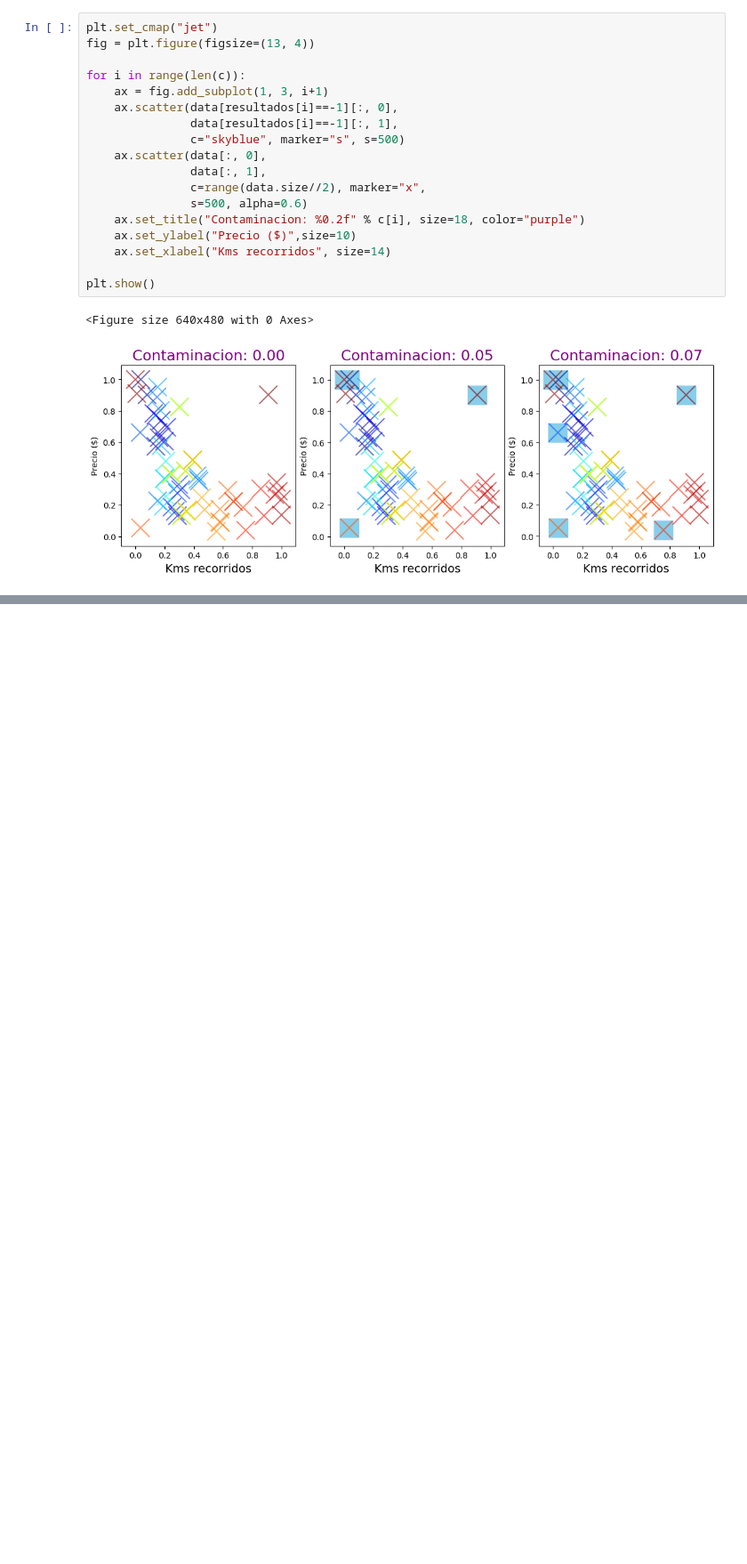
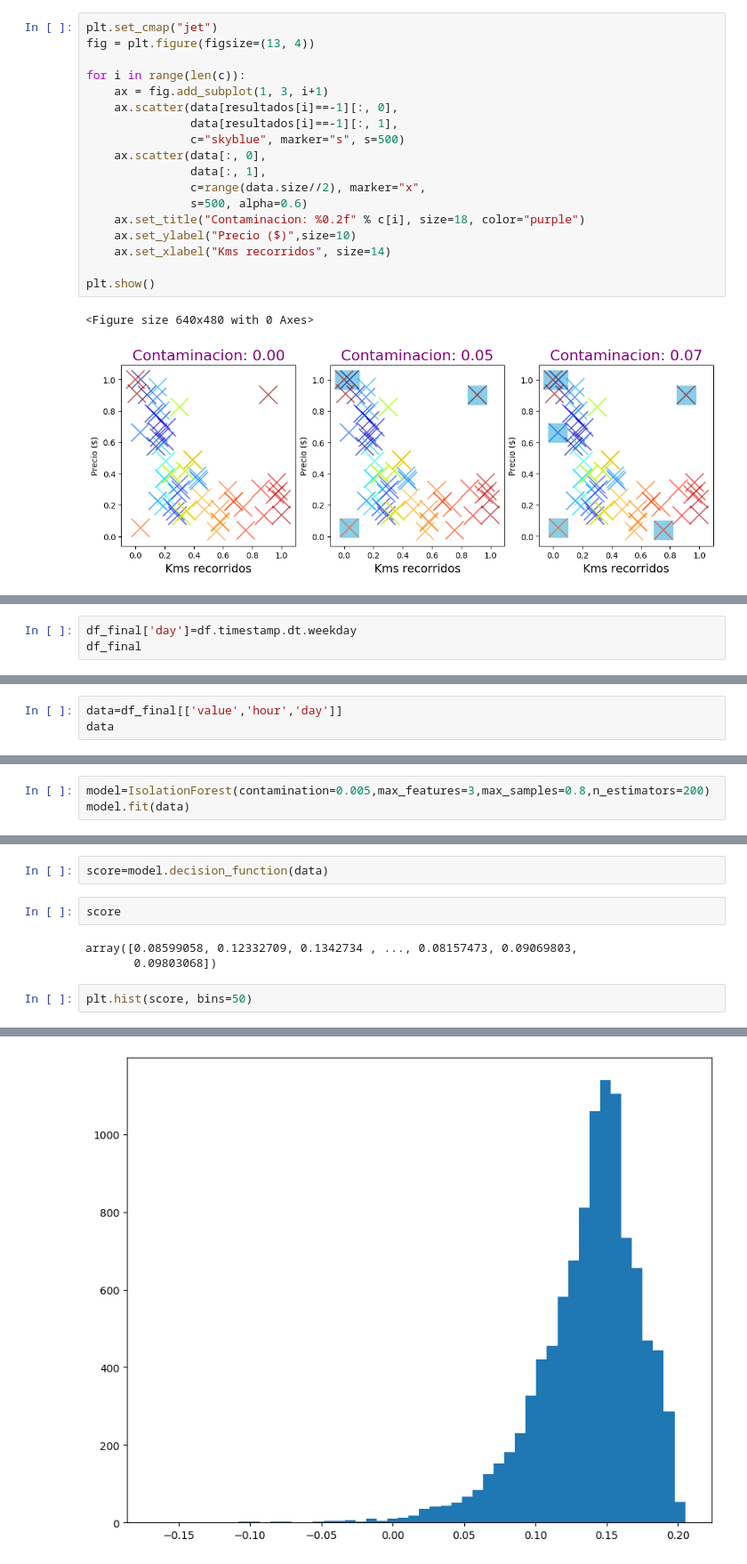
Before and after one commit to llukitas/Machine_Learning_Tutorial, a Jupyter notebook: 2_Aprendizaje_Supervisado/03_Deteccion_outliers/IsolationForest.ipynb, the cells around one changed output, grey strips where cells are left out. Shown at 89% size. Drawn from its saved outputs; the diff is of its cells as text; blank space fills up the shorter version.

```diff
--- a/2_Aprendizaje_Supervisado/03_Deteccion_outliers/IsolationForest.ipynb
+++ b/2_Aprendizaje_Supervisado/03_Deteccion_outliers/IsolationForest.ipynb
@@ -54,0 +196,3 @@ plt.show()
+# %%
+df_final['day']=df.timestamp.dt.weekday
+df_final
@@ -54,0 +213,3 @@ plt.show()
+# %%
+data=df_final[['value','hour','day']]
+data
@@ -54,0 +230,3 @@ plt.show()
+# %%
+model=IsolationForest(contamination=0.005,max_features=3,max_samples=0.8,n_estimators=200)
+model.fit(data)
@@ -54,0 +267,10 @@ plt.show()
+# %%
+score=model.decision_function(data)
+# %%
+score
+# %% [output]
+array([0.08599058, 0.12332709, 0.1342734 , ..., 0.08157473, 0.09069803,
+       0.09803068])
+# %%
+plt.hist(score, bins=50)
+# %% [output]
@@ -54,0 +294 @@ plt.show()
+[figure, added]
```
Also changed, not shown: parts of 25 cells of this notebook.
